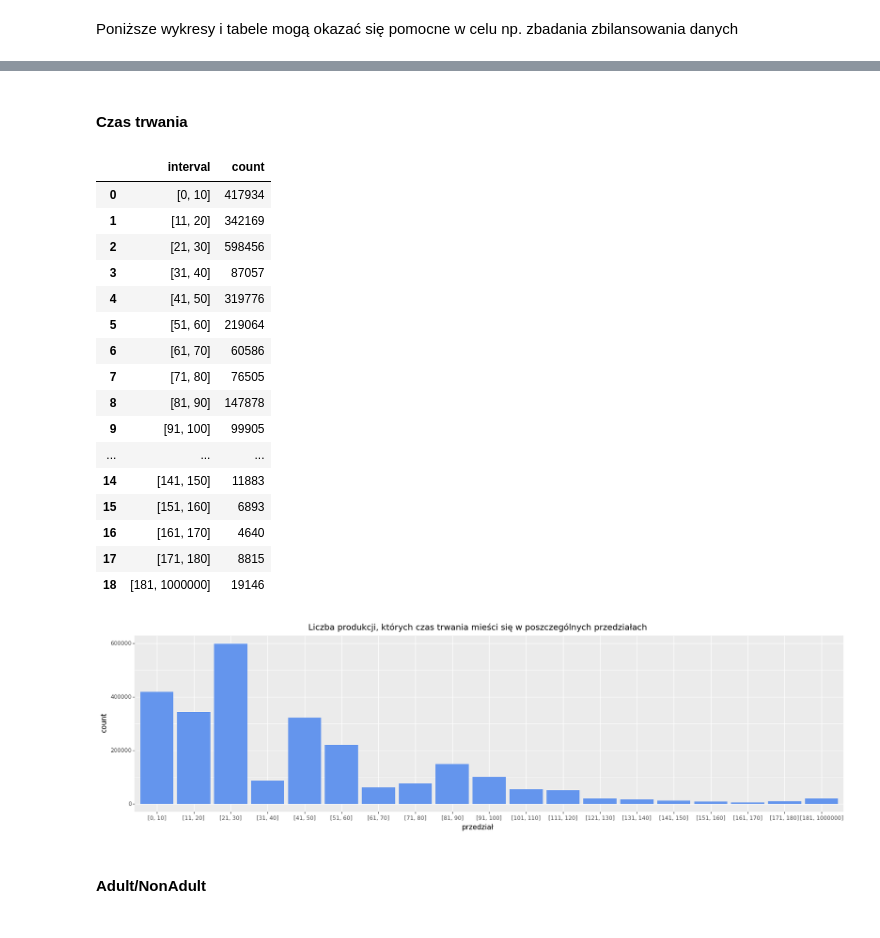
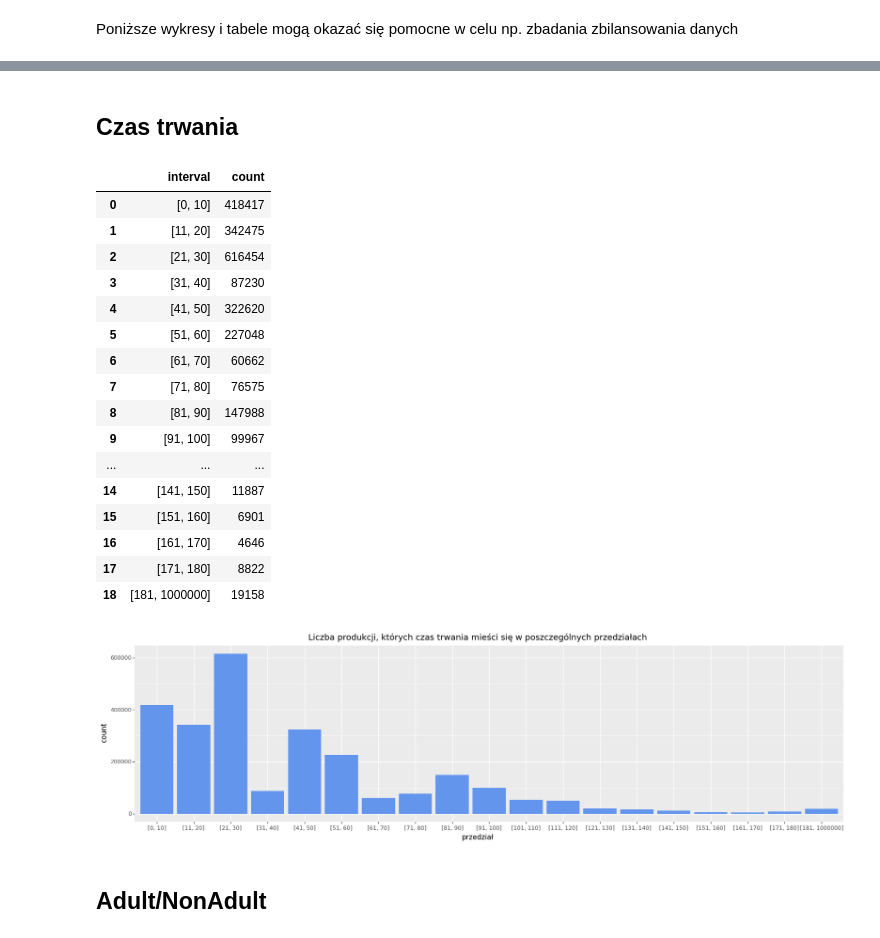
Before and after one commit to PiotrMaciejKowalski/BigData2022-films, a Jupyter notebook: colabs/Pierwsze_wnioski_z_data_setu.ipynb, the cells around one changed output, grey strips where cells are left out. Saved outputs shown, nothing was run; the diff lists cells and outputs as text; code cells hidden in the pictures.

```diff
--- a/colabs/Pierwsze_wnioski_z_data_setu.ipynb
+++ b/colabs/Pierwsze_wnioski_z_data_setu.ipynb
@@ -264,56 +277,55 @@ data_start_year_count_pd.plot(x = "startYear",
 # %% [markdown]
-#### Czas trwania
+## Czas trwania
 # %%
-runtime_count = title_basics.groupBy("runtimeMinutes").count()
+runtime_count = title_basics.filter(F.col("runtimeMinutes").cast("int").isNotNull()).groupBy("runtimeMinutes").count()
 runtime_count_pd = runtime_count.toPandas()
 
 intervals = [[[0,10],0]]
 for i in range(1,18):
   intervals.append([[10*i + 1,10*i+10],0])
 intervals.append([[181,1000000],0])
 
 runtime_count_np = runtime_count_pd.sort_values(by = ["runtimeMinutes"]).to_numpy()
-runtime_count_np = runtime_count_np[0:len(runtime_count_np)-7]
 
 for i in range(len(runtime_count_np)):
   for k in range(len(intervals)):
     if int(runtime_count_np[i][0]) in range(intervals[k][0][0],intervals[k][0][1] + 1):
       intervals[k][1] += runtime_count_np[i][1]
 
 for k in range(len(intervals)):
   intervals[k][0] = str(intervals[k][0])
-np.transpose(intervals)[0]
+
 intervals_pd = pd.DataFrame(intervals, columns = ["interval","count"])
 
 index = list(range(len(intervals_pd)))
 intervals_pd["index"] = index
 
-g1 = pn.ggplot(intervals_pd) + pn.aes(x = 'reorder(interval, index )', y = "count" ) +  pn.geom_col(fill = "cornflowerblue")+ pn.theme(
+g2 = pn.ggplot(intervals_pd) + pn.aes(x = 'reorder(interval, index )', y = "count" ) +  pn.geom_col(fill = "cornflowerblue")+ pn.theme(
 figure_size=(20 ,5)) +pn.ggtitle('Liczba produkcji, których czas trwania mieści się w poszczególnych przedziałach') + pn.xlab("przedział")
-g1.draw()
+g2.draw()
 
 display(intervals_pd.drop(['index'], axis=1))
 # %% [output]
 |  | interval | count |
-| 0 | [0, 10] | 417934 |
-| 1 | [11, 20] | 342169 |
-| 2 | [21, 30] | 598456 |
-| 3 | [31, 40] | 87057 |
-| 4 | [41, 50] | 319776 |
-| 5 | [51, 60] | 219064 |
-| 6 | [61, 70] | 60586 |
-| 7 | [71, 80] | 76505 |
-| 8 | [81, 90] | 147878 |
-| 9 | [91, 100] | 99905 |
+| 0 | [0, 10] | 418417 |
+| 1 | [11, 20] | 342475 |
+| 2 | [21, 30] | 616454 |
+| 3 | [31, 40] | 87230 |
+| 4 | [41, 50] | 322620 |
+| 5 | [51, 60] | 227048 |
+| 6 | [61, 70] | 60662 |
+| 7 | [71, 80] | 76575 |
+| 8 | [81, 90] | 147988 |
+| 9 | [91, 100] | 99967 |
 | ... | ... | ... |
-| 14 | [141, 150] | 11883 |
-| 15 | [151, 160] | 6893 |
-| 16 | [161, 170] | 4640 |
-| 17 | [171, 180] | 8815 |
-| 18 | [181, 1000000] | 19146 |
+| 14 | [141, 150] | 11887 |
+| 15 | [151, 160] | 6901 |
+| 16 | [161, 170] | 4646 |
+| 17 | [171, 180] | 8822 |
+| 18 | [181, 1000000] | 19158 |
 [figure]
 # %% [markdown]
-#### Adult/NonAdult
+## Adult/NonAdult
 # %%
 filtered_by_isAdult = title_basics.filter(F.col('isAdult') == 1).count()
 filtered_by_isnonAdult = title_basics.filter(F.col('isAdult') == 0).count()
```
Also changed, not shown: parts of 21 cells of this notebook.
